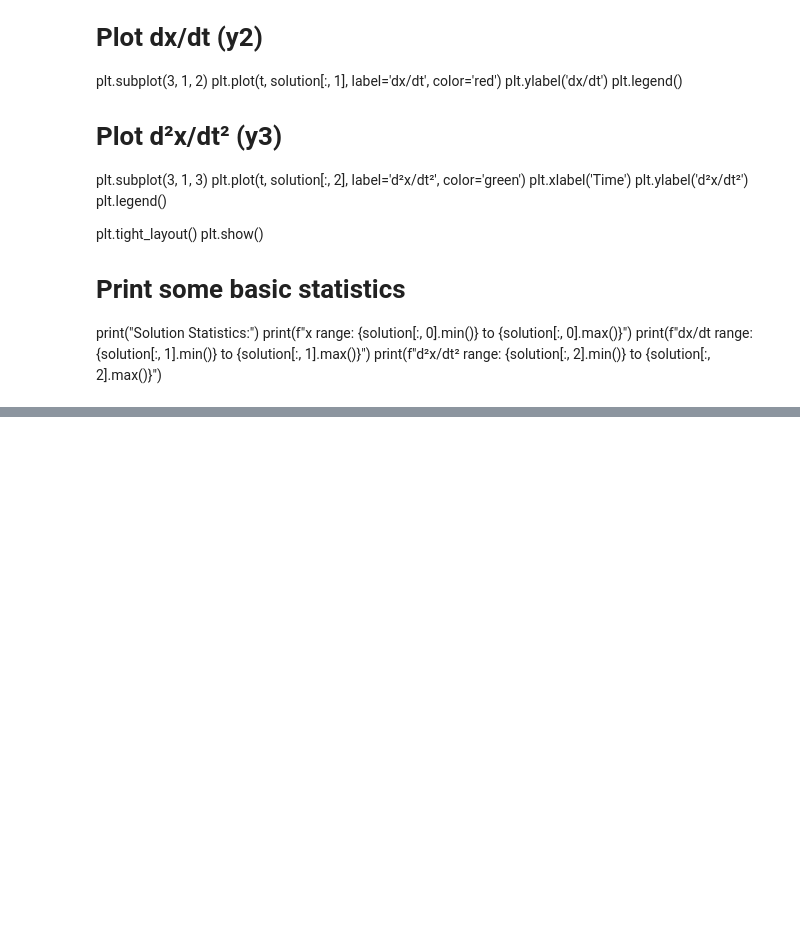
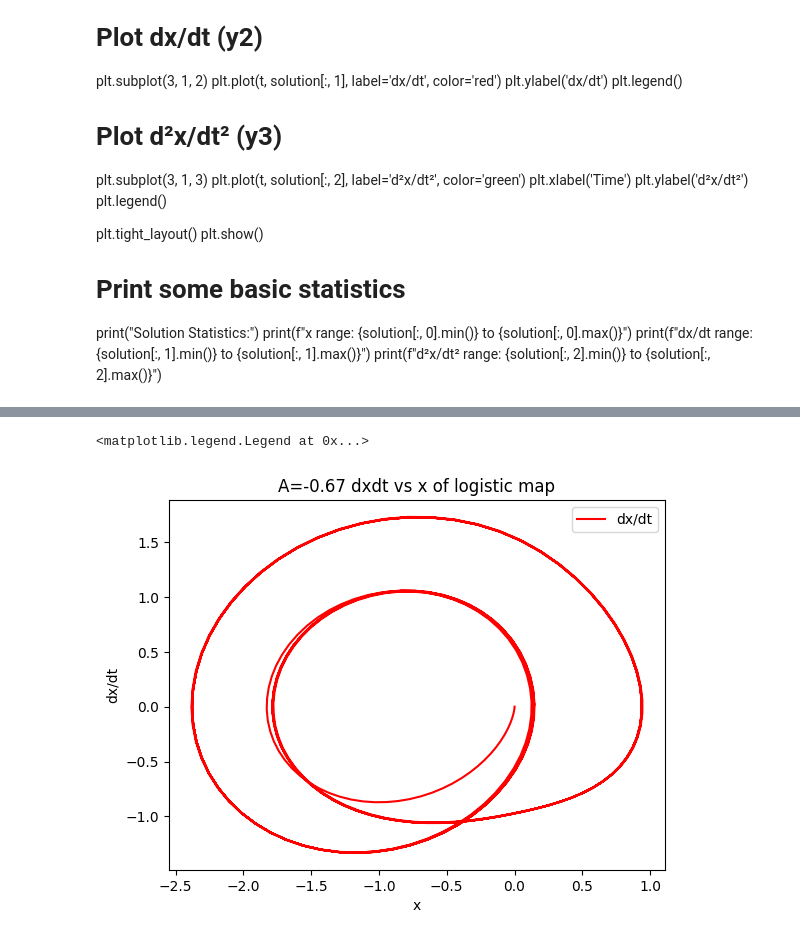
Before and after one commit to TMcHenry22/Physics3Lab, a Jupyter notebook: Nonlinear Circuit Lab.ipynb, the cells around one changed output, grey strips where cells are left out. Drawn from its saved outputs; the diff is of its cells as text; code cells hidden in the pictures; blank space fills up the shorter version.

```diff
--- a/Nonlinear Circuit Lab.ipynb
+++ b/Nonlinear Circuit Lab.ipynb
@@ -236,16 +238,20 @@ plt.show()
 # %%
 A=-0.67
 # Solve ODE system
 solution1 = odeint(ode_system, initial_conditions, t, args=(A,))
 # Plot dx/dt (y2)
 #plt.subplot(3, 1, 2)
 plt.plot(solution1[:,0], solution1[:, 1], label='dx/dt', color='red')
+plt.title('A=-0.67 dxdt vs x of logistic map')
 plt.xlabel('x')
 plt.ylabel('dx/dt')
 plt.legend()
 
 # Plot d²x/dt² (y3)
 #plt.subplot(3, 1, 3)
+# %% [output]
+<matplotlib.legend.Legend at 0x...>
+[figure, added]
 # %%
 plt.plot(solution[:,1], solution[:, 2], label='d²x/dt²', color='green')
 plt.xlabel('dx/dt')
```
Also changed, not shown: parts of 7 cells of this notebook.
